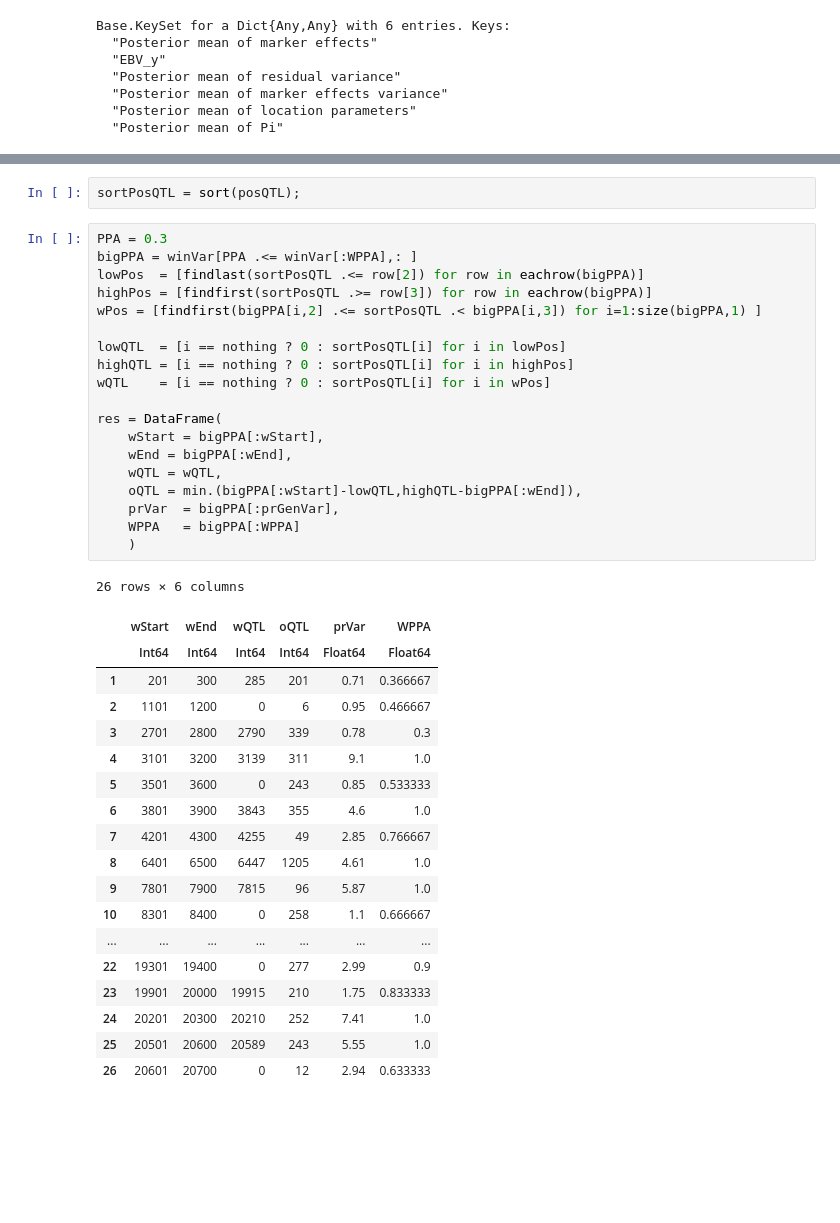
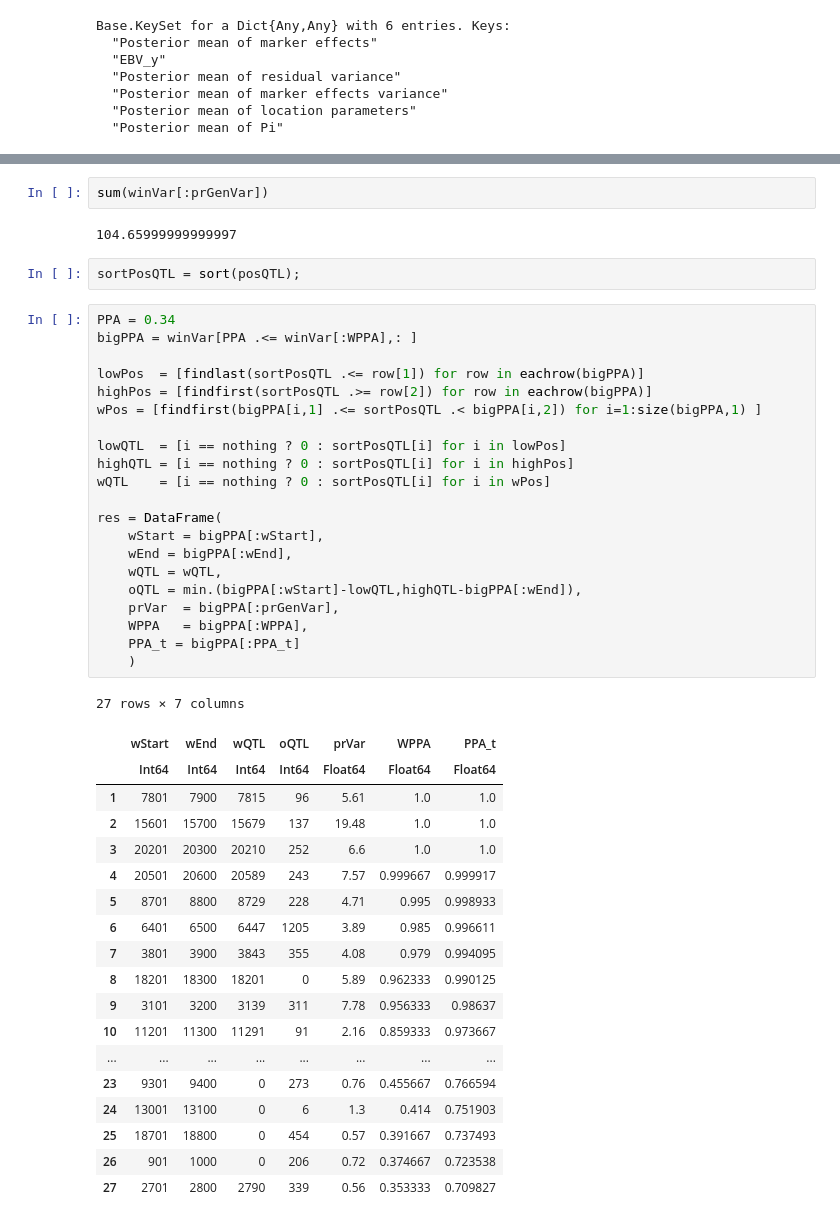
Before and after one commit to rohanLuigi/Ans656Spring2019, a Jupyter notebook: JWAS/BayesGWAS.ipynb, the cells around one changed output, grey strips where cells are left out. Cells and saved outputs as stored; diff of their text form; blank space fills up the shorter version.

```diff
--- a/JWAS/BayesGWAS.ipynb
+++ b/JWAS/BayesGWAS.ipynb
@@ -241,42 +291,48 @@ Compute the posterior probability of association of the genomic window that expl
 | ⋮ | ⋮ | ⋮ | ⋮ | ⋮ | ⋮ | ⋮ |
+# %%
+sum(winVar[:prGenVar])
+# %% [output]
+104.65999999999997
 # %%
 sortPosQTL = sort(posQTL);
 # %%
-PPA = 0.3
+PPA = 0.34
 bigPPA = winVar[PPA .<= winVar[:WPPA],: ]
-lowPos  = [findlast(sortPosQTL .<= row[2]) for row in eachrow(bigPPA)]
-highPos = [findfirst(sortPosQTL .>= row[3]) for row in eachrow(bigPPA)]
-wPos = [findfirst(bigPPA[i,2] .<= sortPosQTL .< bigPPA[i,3]) for i=1:size(bigPPA,1) ]
+
+lowPos  = [findlast(sortPosQTL .<= row[1]) for row in eachrow(bigPPA)]
+highPos = [findfirst(sortPosQTL .>= row[2]) for row in eachrow(bigPPA)]
+wPos = [findfirst(bigPPA[i,1] .<= sortPosQTL .< bigPPA[i,2]) for i=1:size(bigPPA,1) ]
 
 lowQTL  = [i == nothing ? 0 : sortPosQTL[i] for i in lowPos]
 highQTL = [i == nothing ? 0 : sortPosQTL[i] for i in highPos]
 wQTL    = [i == nothing ? 0 : sortPosQTL[i] for i in wPos]
 
 res = DataFrame(
     wStart = bigPPA[:wStart],
     wEnd = bigPPA[:wEnd],
     wQTL = wQTL,
     oQTL = min.(bigPPA[:wStart]-lowQTL,highQTL-bigPPA[:wEnd]),
     prVar  = bigPPA[:prGenVar],
-    WPPA   = bigPPA[:WPPA]
+    WPPA   = bigPPA[:WPPA],
+    PPA_t = bigPPA[:PPA_t]
     )
 # %% [output]
-26 rows × 6 columns
+27 rows × 7 columns
-|  | wStart | wEnd | wQTL | oQTL | prVar | WPPA |
-|  | Int64 | Int64 | Int64 | Int64 | Float64 | Float64 |
-| 1 | 201 | 300 | 285 | 201 | 0.71 | 0.366667 |
-| 2 | 1101 | 1200 | 0 | 6 | 0.95 | 0.466667 |
-| 3 | 2701 | 2800 | 2790 | 339 | 0.78 | 0.3 |
-| 4 | 3101 | 3200 | 3139 | 311 | 9.1 | 1.0 |
-| 5 | 3501 | 3600 | 0 | 243 | 0.85 | 0.533333 |
-| 6 | 3801 | 3900 | 3843 | 355 | 4.6 | 1.0 |
-| 7 | 4201 | 4300 | 4255 | 49 | 2.85 | 0.766667 |
-| 8 | 6401 | 6500 | 6447 | 1205 | 4.61 | 1.0 |
-| 9 | 7801 | 7900 | 7815 | 96 | 5.87 | 1.0 |
-| 10 | 8301 | 8400 | 0 | 258 | 1.1 | 0.666667 |
-| ... | ... | ... | ... | ... | ... | ... |
-| 22 | 19301 | 19400 | 0 | 277 | 2.99 | 0.9 |
-| 23 | 19901 | 20000 | 19915 | 210 | 1.75 | 0.833333 |
-| 24 | 20201 | 20300 | 20210 | 252 | 7.41 | 1.0 |
-| 25 | 20501 | 20600 | 20589 | 243 | 5.55 | 1.0 |
-| 26 | 20601 | 20700 | 0 | 12 | 2.94 | 0.633333 |
+|  | wStart | wEnd | wQTL | oQTL | prVar | WPPA | PPA_t |
+|  | Int64 | Int64 | Int64 | Int64 | Float64 | Float64 | Float64 |
+| 1 | 7801 | 7900 | 7815 | 96 | 5.61 | 1.0 | 1.0 |
+| 2 | 15601 | 15700 | 15679 | 137 | 19.48 | 1.0 | 1.0 |
+| 3 | 20201 | 20300 | 20210 | 252 | 6.6 | 1.0 | 1.0 |
+| 4 | 20501 | 20600 | 20589 | 243 | 7.57 | 0.999667 | 0.999917 |
+| 5 | 8701 | 8800 | 8729 | 228 | 4.71 | 0.995 | 0.998933 |
+| 6 | 6401 | 6500 | 6447 | 1205 | 3.89 | 0.985 | 0.996611 |
+| 7 | 3801 | 3900 | 3843 | 355 | 4.08 | 0.979 | 0.994095 |
+| 8 | 18201 | 18300 | 18201 | 0 | 5.89 | 0.962333 | 0.990125 |
+| 9 | 3101 | 3200 | 3139 | 311 | 7.78 | 0.956333 | 0.98637 |
+| 10 | 11201 | 11300 | 11291 | 91 | 2.16 | 0.859333 | 0.973667 |
+| ... | ... | ... | ... | ... | ... | ... | ... |
+| 23 | 9301 | 9400 | 0 | 273 | 0.76 | 0.455667 | 0.766594 |
+| 24 | 13001 | 13100 | 0 | 6 | 1.3 | 0.414 | 0.751903 |
+| 25 | 18701 | 18800 | 0 | 454 | 0.57 | 0.391667 | 0.737493 |
+| 26 | 901 | 1000 | 0 | 206 | 0.72 | 0.374667 | 0.723538 |
+| 27 | 2701 | 2800 | 2790 | 339 | 0.56 | 0.353333 | 0.709827 |
```
Also changed, not shown: parts of 15 cells of this notebook, 5 other files.
